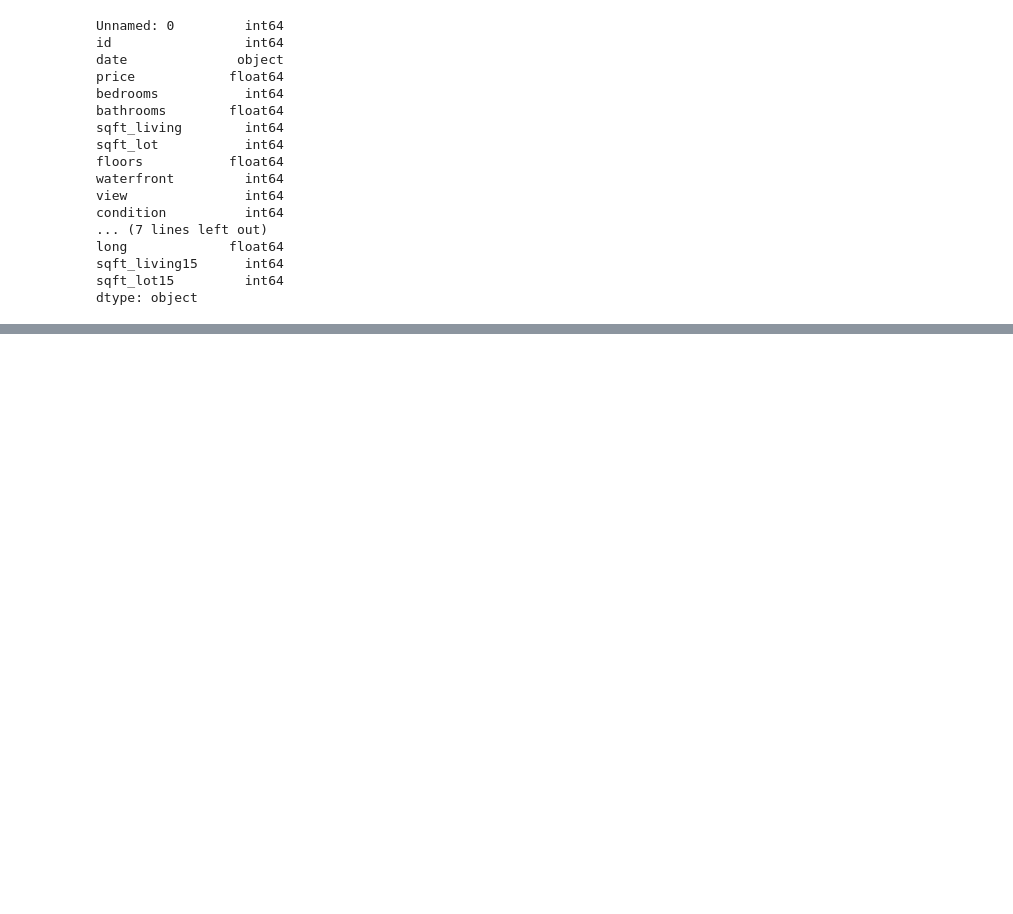
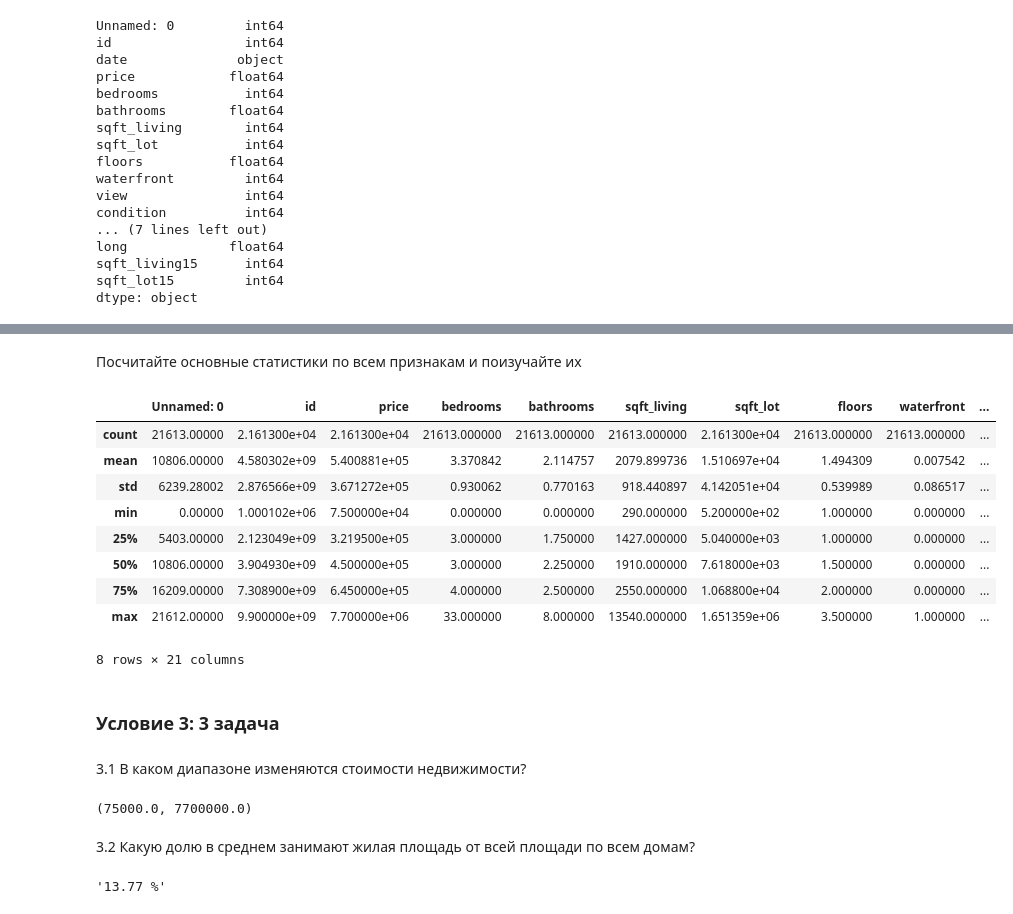
Before and after one commit to Denis120179/PFA_DZ_2, a Jupyter notebook: DZ-2.ipynb, the cells around one changed output, grey strips where cells are left out. Drawn from its saved outputs; the diff is of its cells as text; code cells hidden in the pictures; blank space fills up the shorter version.

```diff
--- a/DZ-2.ipynb
+++ b/DZ-2.ipynb
@@ -81,0 +104,29 @@ dtype: object
+# %% [markdown]
+Посчитайте основные статистики по всем признакам и поизучайте их
+# %%
+df.describe()
+# %% [output]
+|  | Unnamed: 0 | id | price | bedrooms | bathrooms | sqft_living | sqft_lot | floors | waterfront | ... |
+| count | 21613.00000 | 2.161300e+04 | 2.161300e+04 | 21613.000000 | 21613.000000 | 21613.000000 | 2.161300e+04 | 21613.000000 | 21613.000000 | ... |
+| mean | 10806.00000 | 4.580302e+09 | 5.400881e+05 | 3.370842 | 2.114757 | 2079.899736 | 1.510697e+04 | 1.494309 | 0.007542 | ... |
+| std | 6239.28002 | 2.876566e+09 | 3.671272e+05 | 0.930062 | 0.770163 | 918.440897 | 4.142051e+04 | 0.539989 | 0.086517 | ... |
+| min | 0.00000 | 1.000102e+06 | 7.500000e+04 | 0.000000 | 0.000000 | 290.000000 | 5.200000e+02 | 1.000000 | 0.000000 | ... |
+| 25% | 5403.00000 | 2.123049e+09 | 3.219500e+05 | 3.000000 | 1.750000 | 1427.000000 | 5.040000e+03 | 1.000000 | 0.000000 | ... |
+| 50% | 10806.00000 | 3.904930e+09 | 4.500000e+05 | 3.000000 | 2.250000 | 1910.000000 | 7.618000e+03 | 1.500000 | 0.000000 | ... |
+| 75% | 16209.00000 | 7.308900e+09 | 6.450000e+05 | 4.000000 | 2.500000 | 2550.000000 | 1.068800e+04 | 2.000000 | 0.000000 | ... |
+| max | 21612.00000 | 9.900000e+09 | 7.700000e+06 | 33.000000 | 8.000000 | 13540.000000 | 1.651359e+06 | 3.500000 | 1.000000 | ... |
+8 rows × 21 columns
+# %% [markdown]
+### Условие 3: 3 задача
+# %% [markdown]
+3.1 В каком диапазоне изменяются стоимости недвижимости?
+# %%
+df['price'].min(), df['price'].max()
+# %% [output]
+(75000.0, 7700000.0)
+# %% [markdown]
+3.2 Какую долю в среднем занимают жилая площадь от всей площади по всем домам?
+# %%
+f"{round((df['sqft_living'].mean() * 100 / df['sqft_lot'].mean()), 2)} %"
+# %% [output]
+'13.77 %'
```
Also changed, not shown: parts of 9 cells of this notebook.
